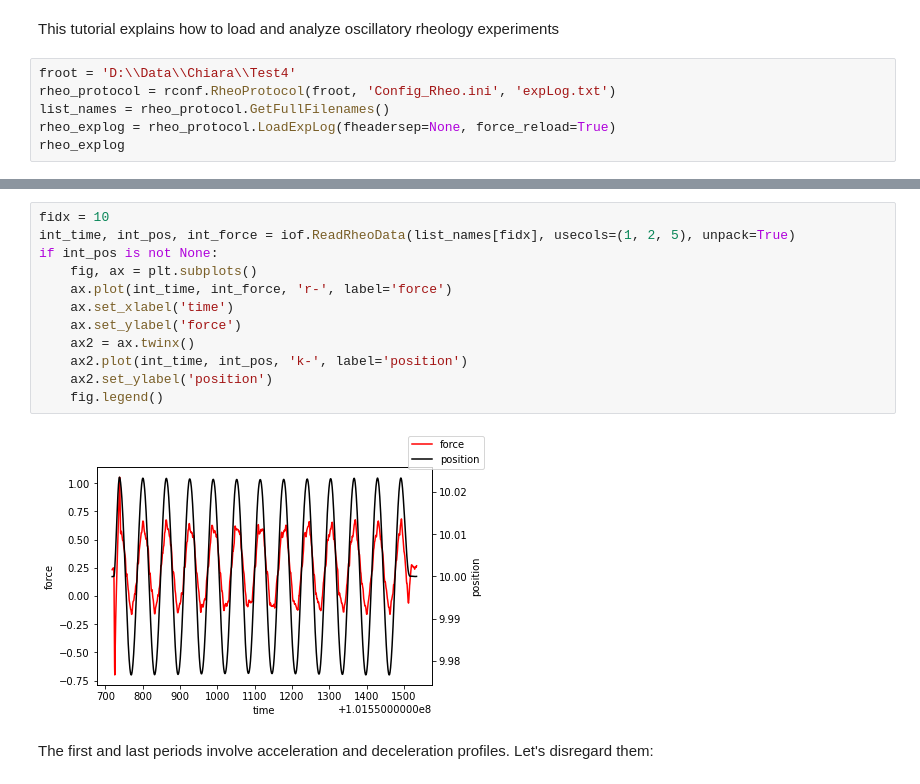
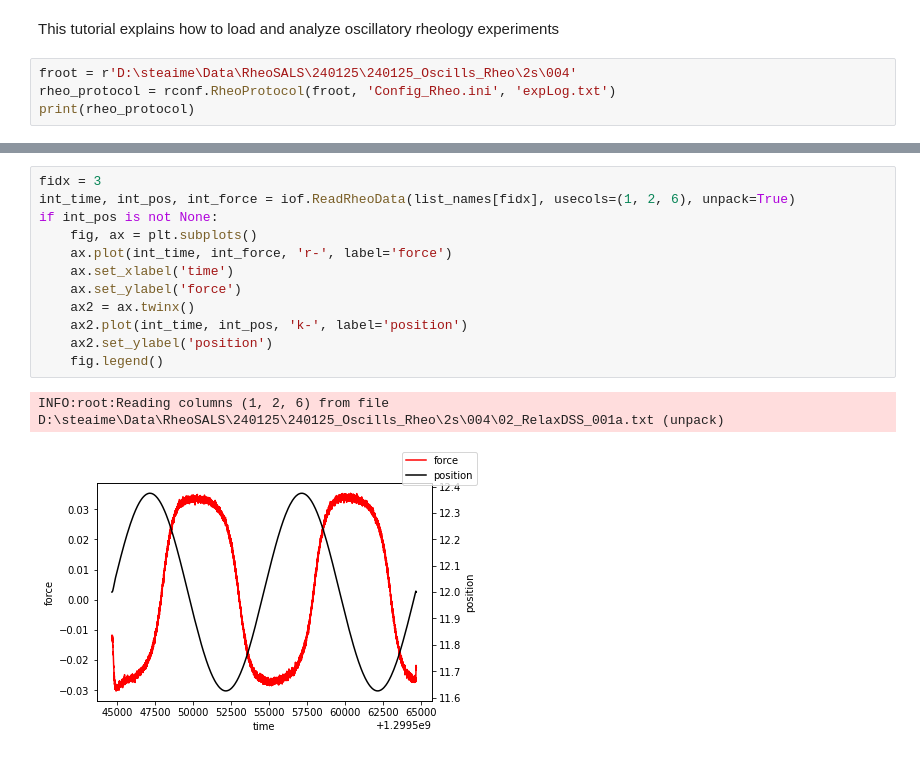
Before and after one commit to steaime/RheoShearCell_postproc, a Jupyter notebook: tutorial3_FourierAnalysis.ipynb, the cells around one changed output, grey strips where cells are left out. Saved outputs shown, nothing was run; the diff lists cells and outputs as text.

```diff
--- a/tutorial3_FourierAnalysis.ipynb
+++ b/tutorial3_FourierAnalysis.ipynb
@@ -11,9 +20,7 @@ from DSH import SharedFunctions as sf
 # %% [markdown]
 This tutorial explains how to load and analyze oscillatory rheology experiments
 # %%
-froot = 'D:\\Data\\Chiara\\Test4'
+froot = r'D:\steaime\Data\RheoSALS\240125\240125_Oscills_Rheo\2s\004'
 rheo_protocol = rconf.RheoProtocol(froot, 'Config_Rheo.ini', 'expLog.txt')
-list_names = rheo_protocol.GetFullFilenames()
-rheo_explog = rheo_protocol.LoadExpLog(fheadersep=None, force_reload=True)
-rheo_explog
+print(rheo_protocol)
 # %% [output]
@@ -33,16 +72,15 @@ rheo_explog
 # %%
-fidx = 10
-int_time, int_pos, int_force = iof.ReadRheoData(list_names[fidx], usecols=(1, 2, 5), unpack=True)
+fidx = 3
+int_time, int_pos, int_force = iof.ReadRheoData(list_names[fidx], usecols=(1, 2, 6), unpack=True)
 if int_pos is not None:
     fig, ax = plt.subplots()
     ax.plot(int_time, int_force, 'r-', label='force')
     ax.set_xlabel('time')
     ax.set_ylabel('force')
     ax2 = ax.twinx()
     ax2.plot(int_time, int_pos, 'k-', label='position')
     ax2.set_ylabel('position')
     fig.legend()
 # %% [output]
+INFO:root:Reading columns (1, 2, 6) from file D:\steaime\Data\RheoSALS\240125\240125_Oscills_Rheo\2s\004\02_RelaxDSS_001a.txt (unpack)
-[figure, old version]
+[figure, new version]
-# %% [markdown]
-The first and last periods involve acceleration and deceleration profiles. Let's disregard them:
```
Also changed, not shown: parts of 15 cells of this notebook, 8 other files.
